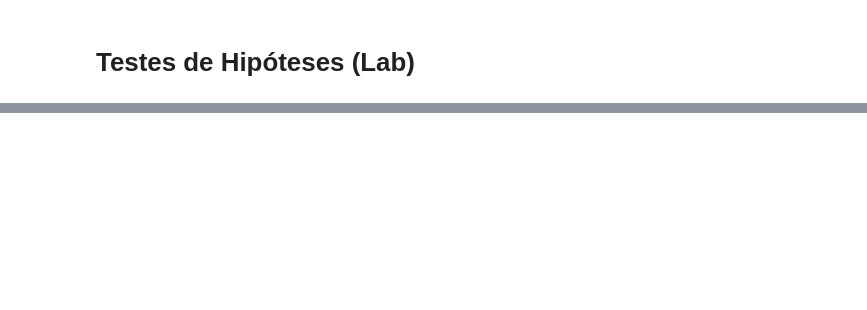
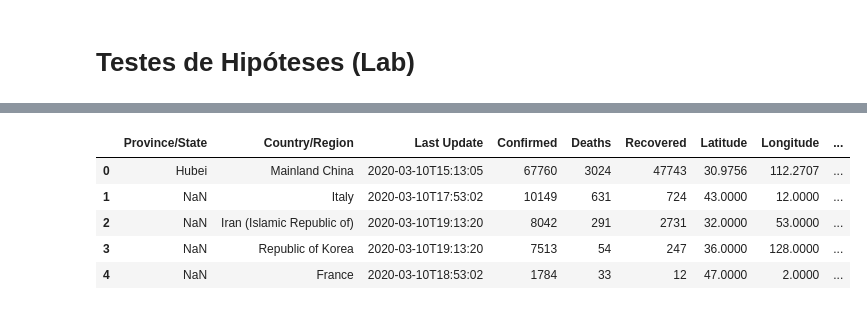
Before and after one commit to Rogerio-mack/Ciencia-de-Dados-e-Aprendizado-de-Maquina, a Jupyter notebook: ACD_T3_Testes_de_Hipoteses_Lab.ipynb, the cells around one changed output, grey strips where cells are left out. Cells and saved outputs as stored; diff of their text form; code cells hidden in the pictures; blank space fills up the shorter version.

```diff
--- a/ACD_T3_Testes_de_Hipoteses_Lab.ipynb
+++ b/ACD_T3_Testes_de_Hipoteses_Lab.ipynb
@@ -496,0 +261,10 @@ Veja o `R-Square` e `sns.lmplot()` produzidos no último modelo e verifique que
+# %%
+covid = pd.read_csv('http://meusite.mackenzie.br/rogerio/Corona_Updated.csv')
+covid.head()
+# %% [output]
+|  | Province/State | Country/Region | Last Update | Confirmed | Deaths | Recovered | Latitude | Longitude | ... |
+| 0 | Hubei | Mainland China | 2020-03-10T15:13:05 | 67760 | 3024 | 47743 | 30.9756 | 112.2707 | ... |
+| 1 | NaN | Italy | 2020-03-10T17:53:02 | 10149 | 631 | 724 | 43.0000 | 12.0000 | ... |
+| 2 | NaN | Iran (Islamic Republic of) | 2020-03-10T19:13:20 | 8042 | 291 | 2731 | 32.0000 | 53.0000 | ... |
+| 3 | NaN | Republic of Korea | 2020-03-10T19:13:20 | 7513 | 54 | 247 | 36.0000 | 128.0000 | ... |
+| 4 | NaN | France | 2020-03-10T18:53:02 | 1784 | 33 | 12 | 47.0000 | 2.0000 | ... |
```
Also changed, not shown: parts of 61 cells of this notebook.
